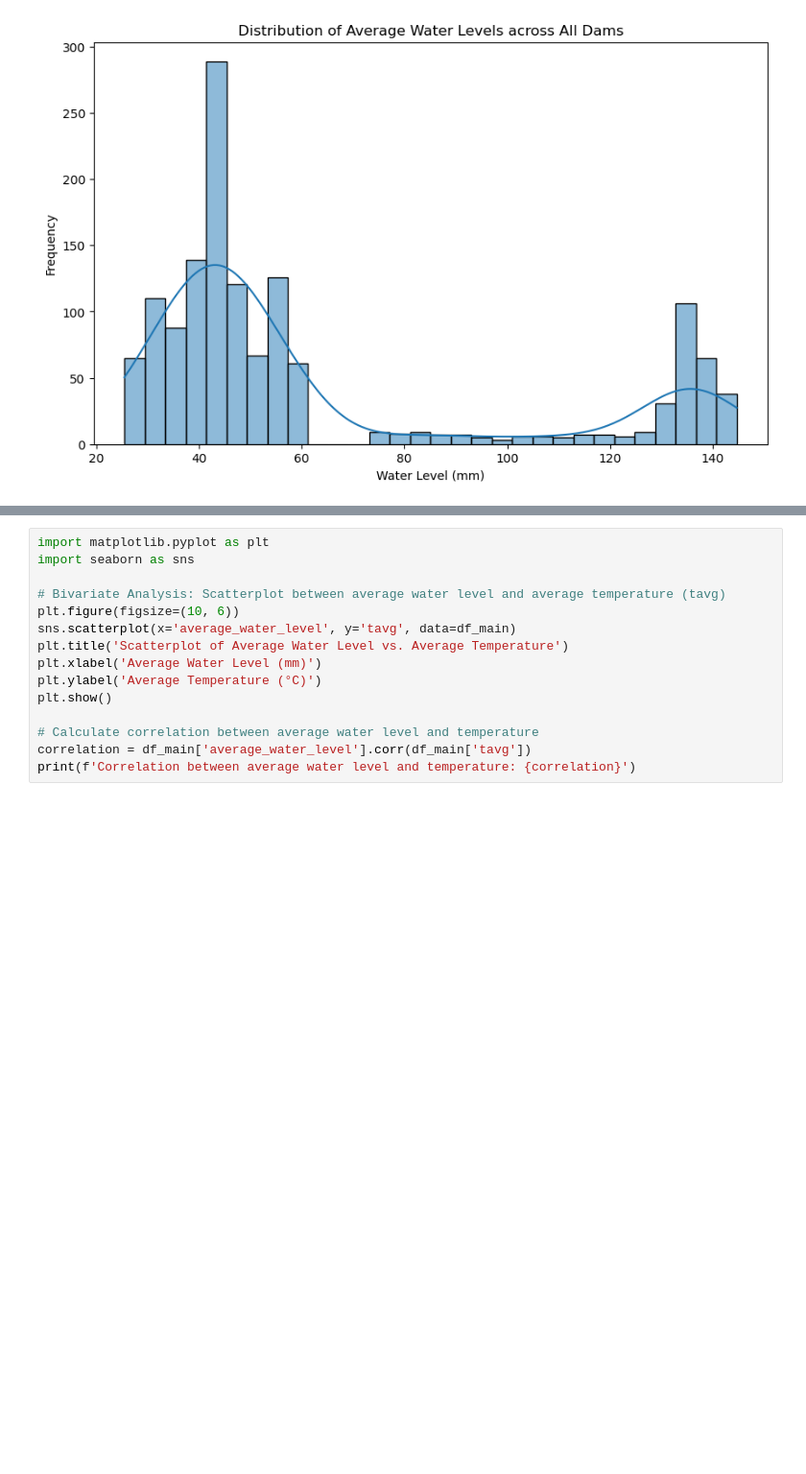
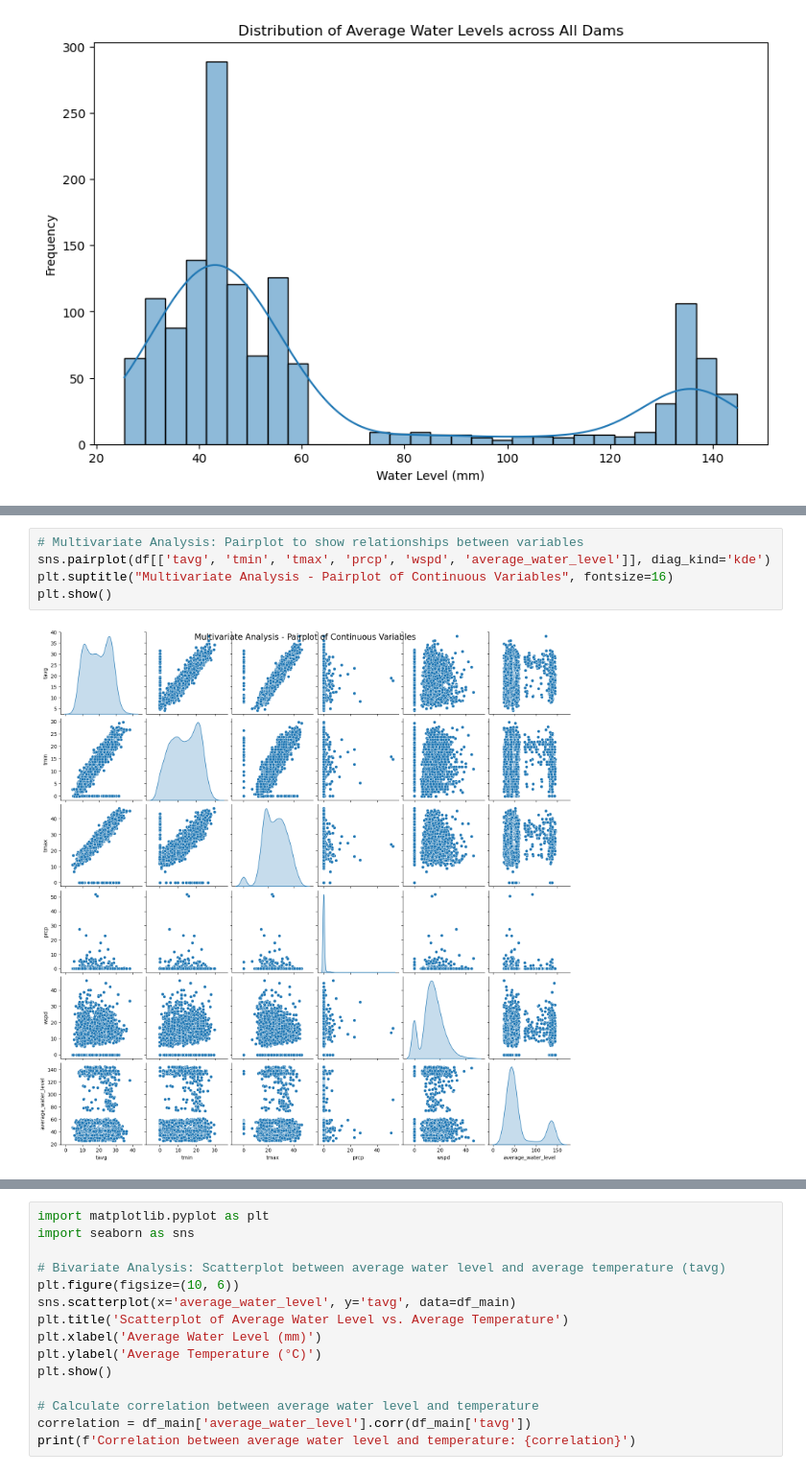
Before and after one commit to Futuroent/Iron_Hack_Water_in_Tunisia, a Jupyter notebook: notebooks/Water_Tunisia_notebook.ipynb, the cells around one changed output, grey strips where cells are left out. Shown at 96% size. Drawn from its saved outputs; the diff is of its cells as text; blank space fills up the shorter version.

```diff
--- a/notebooks/Water_Tunisia_notebook.ipynb
+++ b/notebooks/Water_Tunisia_notebook.ipynb
@@ -379,0 +487,7 @@ plt.show()
+# %%
+# Multivariate Analysis: Pairplot to show relationships between variables
+sns.pairplot(df[['tavg', 'tmin', 'tmax', 'prcp', 'wspd', 'average_water_level']], diag_kind='kde')
+plt.suptitle("Multivariate Analysis - Pairplot of Continuous Variables", fontsize=16)
+plt.show()
+# %% [output]
+[figure, added]
```
Also changed, not shown: parts of 46 cells of this notebook, 1 other file.
